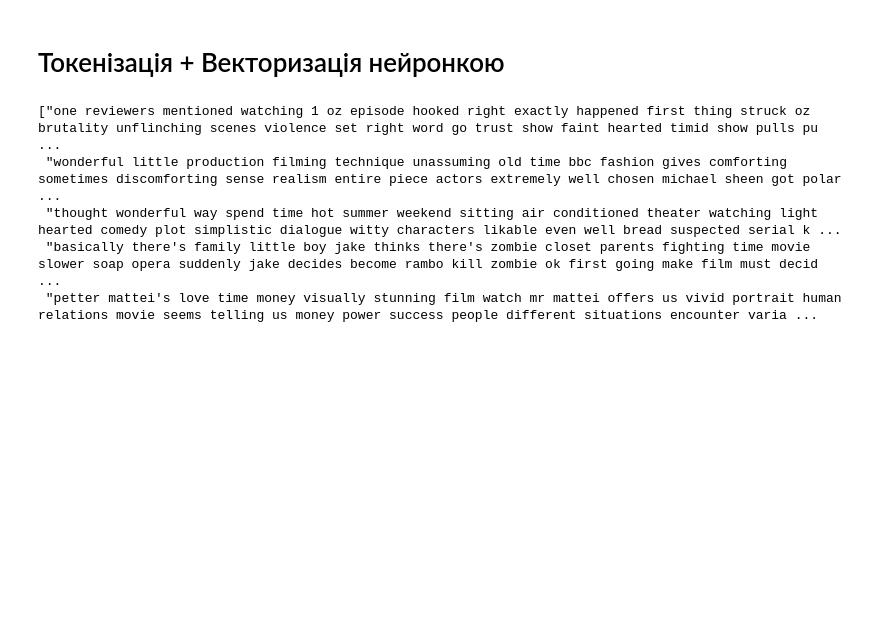
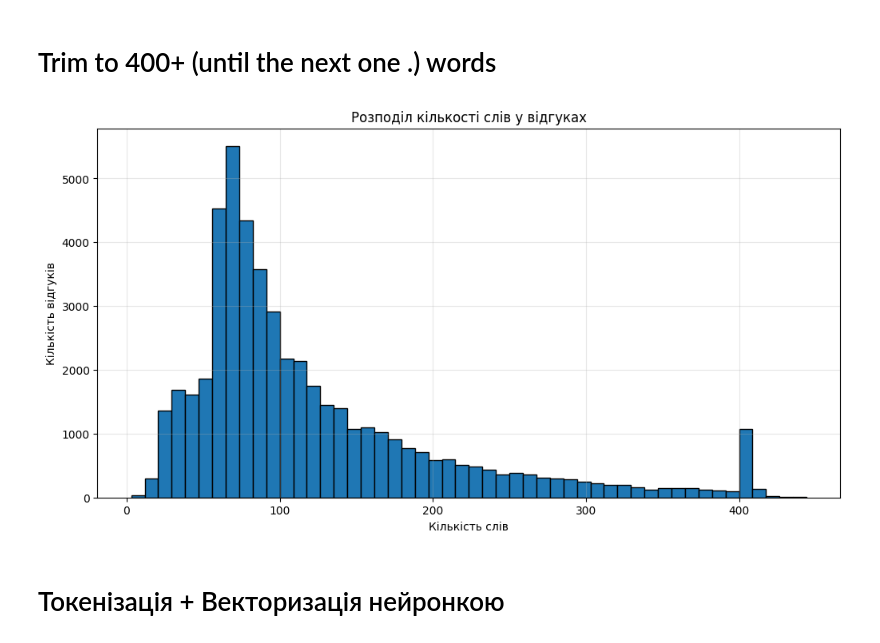
Before and after one commit to da4nik08/sentiment-binary-classifier, a Jupyter notebook: Model.ipynb, the cells around one changed output. Saved outputs shown, nothing was run; the diff lists cells and outputs as text; code cells hidden in the pictures; blank space fills up the shorter version.

```diff
--- a/Model.ipynb
+++ b/Model.ipynb
@@ -7,7 +8,37 @@ import torch
 # %%
-dataset = pd.read_csv('dataset/IMDB_preprocessed.csv')
+dataset = pd.read_csv('dataset/IMDB_preprocessed_v2.csv')
 data = dataset[['review_final', 'sentiment']].copy()
 data['label'] = data['sentiment'].map({'negative': 0, 'positive': 1})
+# %% [markdown]
+# Trim to 400+ (until the next one .) words
+# %%
+def trim_review(text, max_words=400):
+    words = text.split()
+    if len(words) <= max_words:
+        return text
+    if len(words) > (max_words + 50): # якщо . ! ? немає
+        return " ".join(words[:max_words])
+
+    trimmed = words[:max_words]
+    for w in words[max_words:]:
+        trimmed.append(w)
+        if re.search(r'[.!?]$', w):
+            break
+    return " ".join(trimmed)
+# %%
+data['review_final'] = data['review_final'].apply(trim_review)
+# %%
+word_counts = data["review_final"].str.split().str.len()
+# %%
+plt.figure(figsize=(12, 6))
+plt.hist(word_counts, bins=50, edgecolor='black')
+plt.title("Розподіл кількості слів у відгуках")
+plt.xlabel("Кількість слів")
+plt.ylabel("Кількість відгуків")
+plt.grid(alpha=0.3)
+plt.show()
+# %% [output]
+[figure, added]
 # %%
 reviews = data['review_final'].tolist()
 y = data['label'].values
@@ -21,8 +51,0 @@ X_embeddings = model.encode(reviews, batch_size=32, show_progress_bar=True, conv
-# %%
-reviews[0:5]
-# %% [output]
-["one reviewers mentioned watching 1 oz episode hooked right exactly happened first thing struck oz brutality unflinching scenes violence set right word go trust show faint hearted timid show pulls pu ...
- "wonderful little production filming technique unassuming old time bbc fashion gives comforting sometimes discomforting sense realism entire piece actors extremely well chosen michael sheen got polar ...
- "thought wonderful way spend time hot summer weekend sitting air conditioned theater watching light hearted comedy plot simplistic dialogue witty characters likable even well bread suspected serial k ...
- "basically there's family little boy jake thinks there's zombie closet parents fighting time movie slower soap opera suddenly jake decides become rambo kill zombie ok first going make film must decid ...
- "petter mattei's love time money visually stunning film watch mr mattei offers us vivid portrait human relations movie seems telling us money power success people different situations encounter varia ...
```
Also changed, not shown: parts of 2 cells of this notebook, 1 other file.
